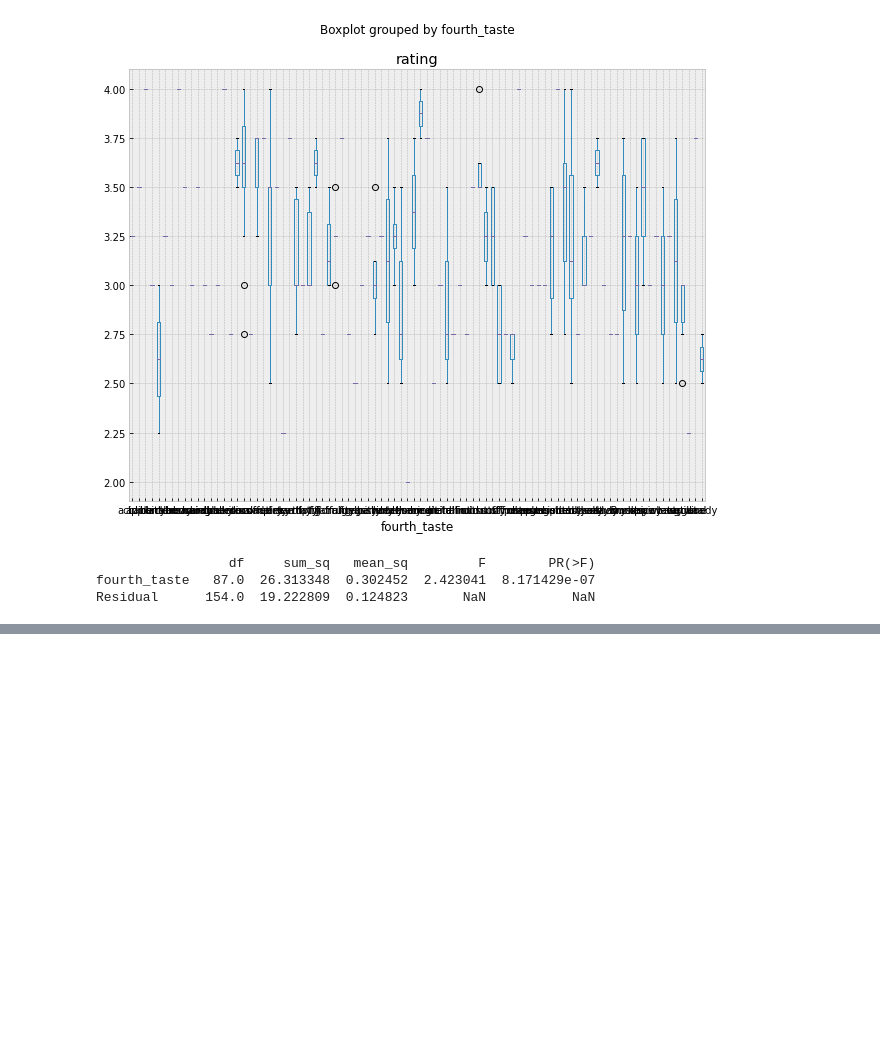
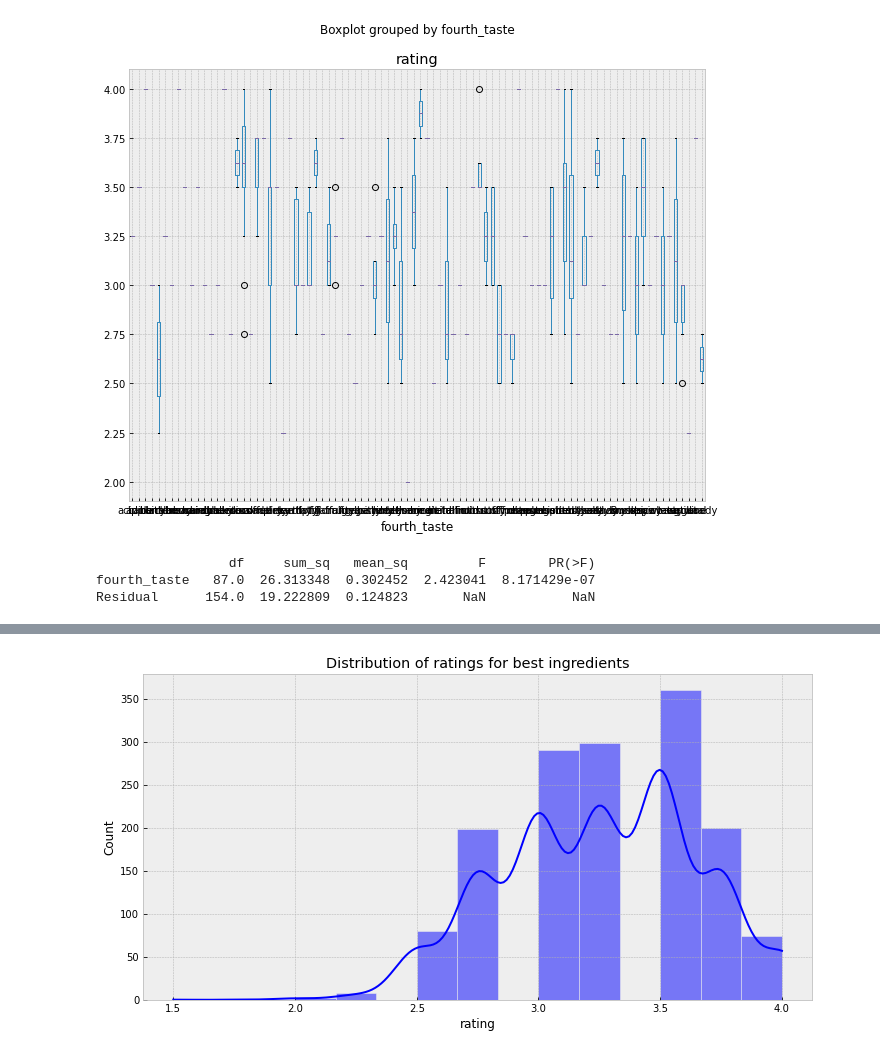
Before and after one commit to avirovicmarin/zavrsni_rad, a Jupyter notebook: anova.ipynb, the cells around one changed output, grey strips where cells are left out. Saved outputs shown, nothing was run; the diff lists cells and outputs as text; code cells hidden in the pictures; blank space fills up the shorter version.

```diff
--- a/anova.ipynb
+++ b/anova.ipynb
@@ -326,0 +329,8 @@ Residual      154.0  19.222809  0.124823       NaN           NaN
+# %%
+best = df[df.vanilla == 'have_not_vanila']
+best = best[best.lecithin == 'have_not_lecithin']
+best = best[best.salt == 'have_not_salt']
+best = best[best.sugar == 'have_sugar']
+best = best[best.sweetener_without_sugar == 'have_not_sweetener_without_sugar']
+
+best.rating.describe()
@@ -326,0 +359,7 @@ Residual      154.0  19.222809  0.124823       NaN           NaN
+# %%
+plt.figure(figsize=(12, 6))
+plt.title('Distribution of ratings for best ingredients')
+sns.histplot(best.rating, bins=15, kde=True)
+plt.show()
+# %% [output]
+[figure, added]
```
Also changed, not shown: parts of 3 cells of this notebook, 1 other file.
